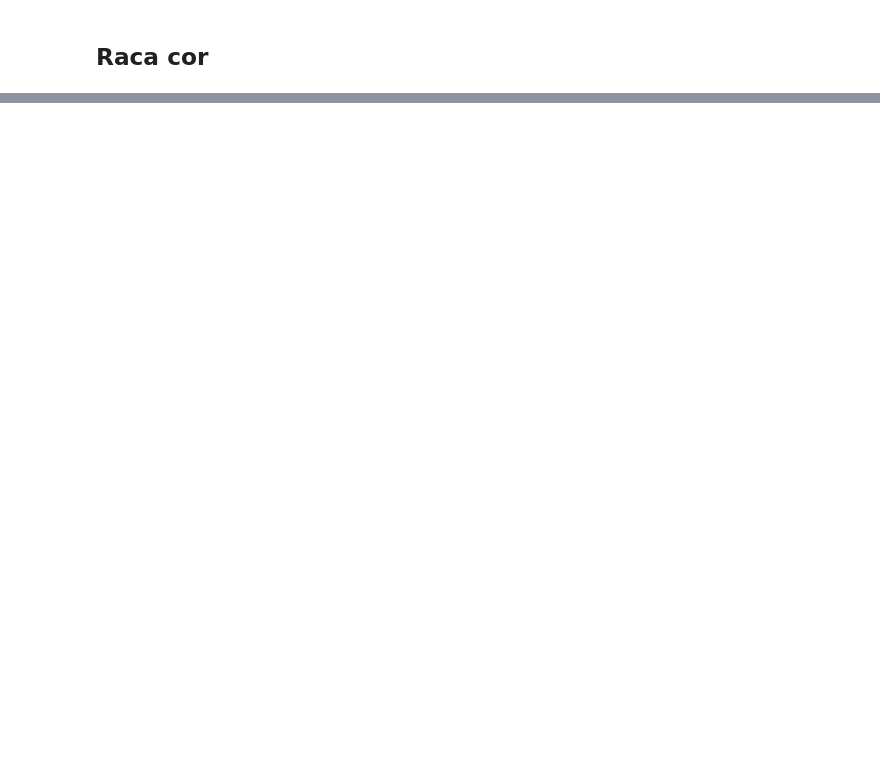
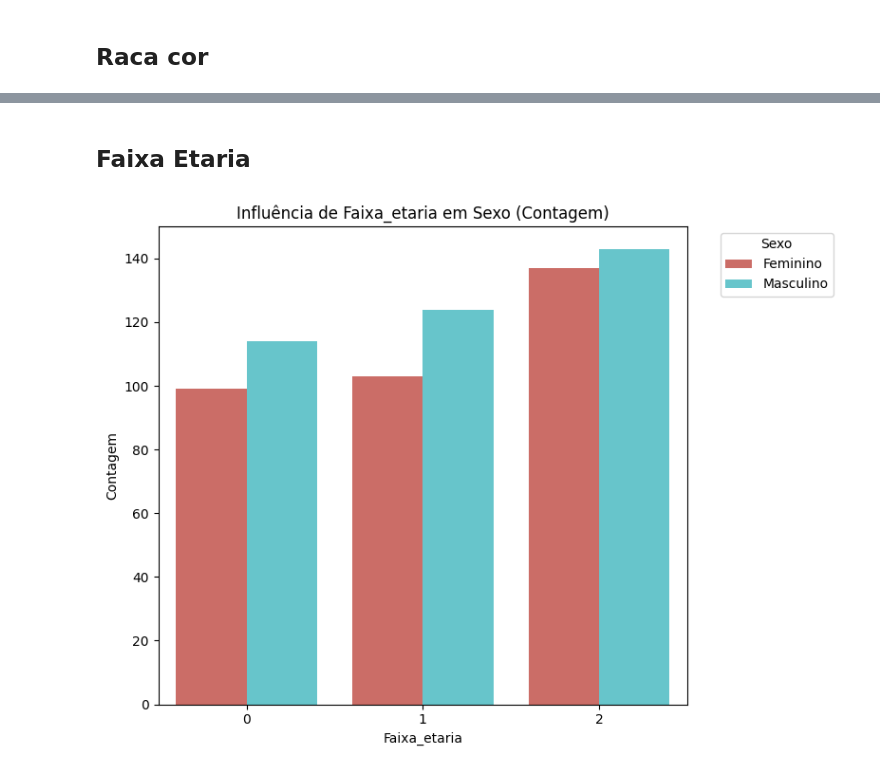
Before and after one commit to BenvenutiMateus/Genetica, a Jupyter notebook: aded_discretas.ipynb, the cells around one changed output, grey strips where cells are left out. Drawn from its saved outputs; the diff is of its cells as text; code cells hidden in the pictures; blank space fills up the shorter version.

```diff
--- a/aded_discretas.ipynb
+++ b/aded_discretas.ipynb
@@ -139,0 +140,7 @@ plot_pizza(dfcat, 'raca_cor')
+# %% [markdown]
+## Faixa Etaria
+# %%
+plot_distribuicao(dfcat, 'faixa_etaria', 'sexo')
+# 0=adolescentes (0-19 anos); 1=adultos (20-59 anos); 2=idosos (60 anos ou mais)
+# %% [output]
+[figure, added]
```
Also changed, not shown: parts of 6 cells of this notebook, 1 other file.
